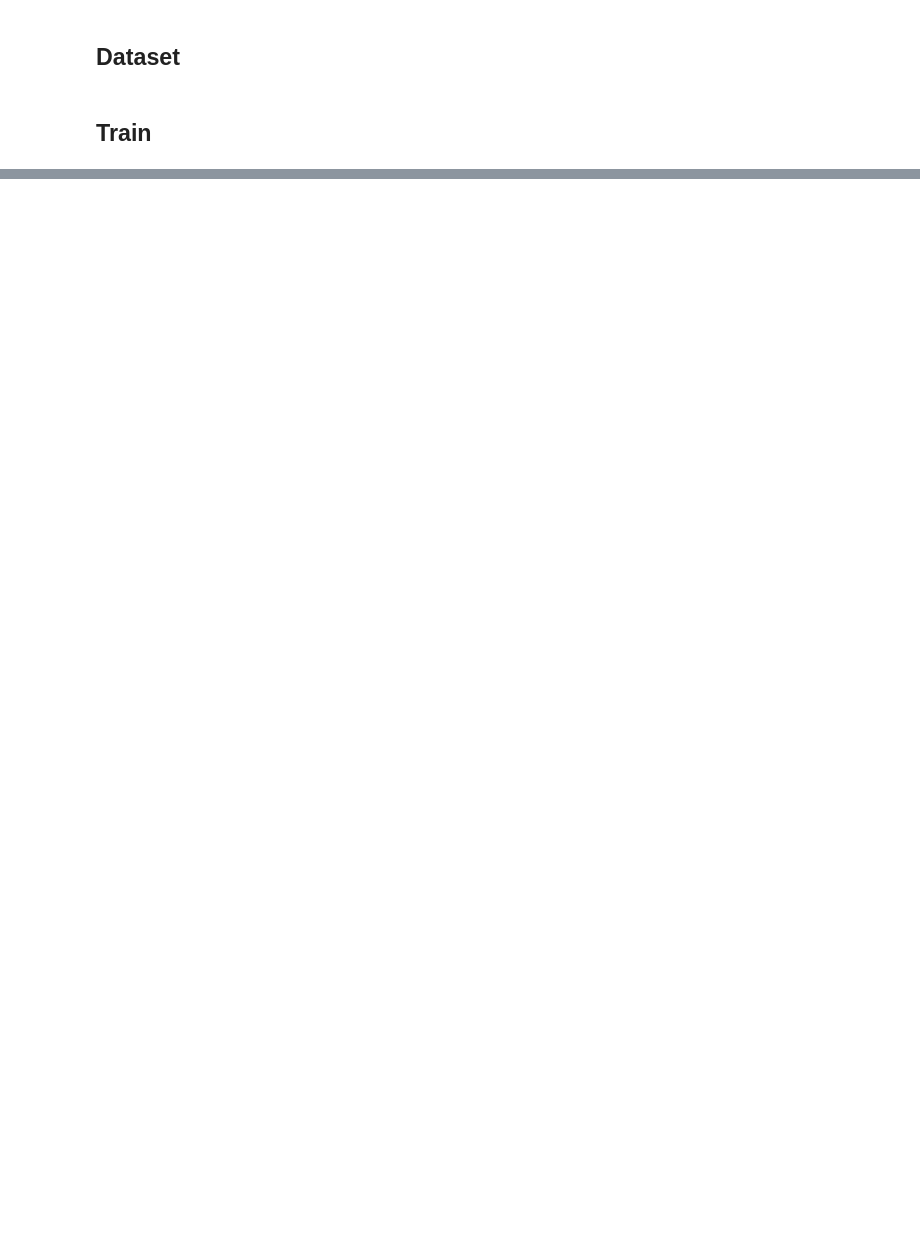
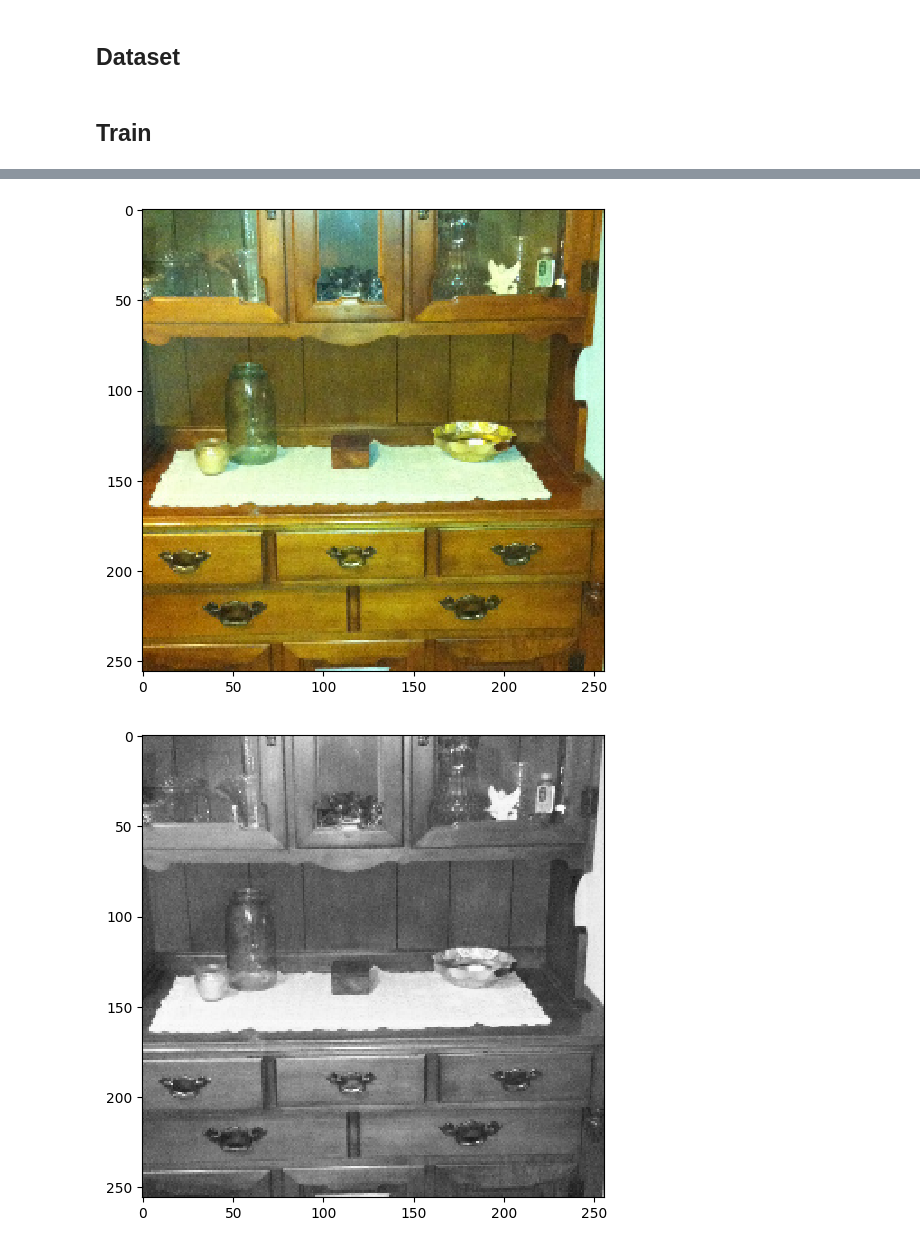
Before and after one commit to riccardotornesello/ai-exercises, a Jupyter notebook: colorizer.ipynb, the cells around one changed output, grey strips where cells are left out. Drawn from its saved outputs; the diff is of its cells as text; code cells hidden in the pictures; blank space fills up the shorter version.

```diff
--- a/colorizer.ipynb
+++ b/colorizer.ipynb
@@ -152,10 +166,10 @@ model.compile(
     metrics=[tf.keras.metrics.MeanAbsoluteError()],
 )
 # %%
-EPOCHS = 20
+EPOCHS = 1
 
 history = model.fit(
-    ds.batch(100),
+    ds.batch(10),
     epochs=EPOCHS,
     # validation_data=val_df,
     # callbacks=[early_stopping],
@@ -165,0 +196,19 @@ KeyboardInterrupt:
+# %%
+image = next(iter(ds))
+
+input_image = tf.stack([image[0][:,:,0],image[1][:,:,0],image[1][:,:,1]],axis=-1)
+input_image = tf.image.yuv_to_rgb(input_image)
+plt.imshow(input_image, interpolation='nearest')
+plt.show()
+
+grey_image = image[0]
+grey_image = tf.image.grayscale_to_rgb(grey_image)
+plt.imshow(grey_image, interpolation='nearest')
+plt.show()
+
+out = model(tf.expand_dims(image[0],axis=0))
+out = tf.stack([image[0][:,:,0],out[0,:,:,0],out[0,:,:,1]],axis=-1)
+out = tf.image.yuv_to_rgb(out)
+plt.imshow(out, interpolation='nearest')
+plt.show()
+# %% [output]
@@ -165,0 +216,2 @@ KeyboardInterrupt:
+[figure, added]
+[figure, added]
```
Also changed, not shown: parts of 5 cells of this notebook.
